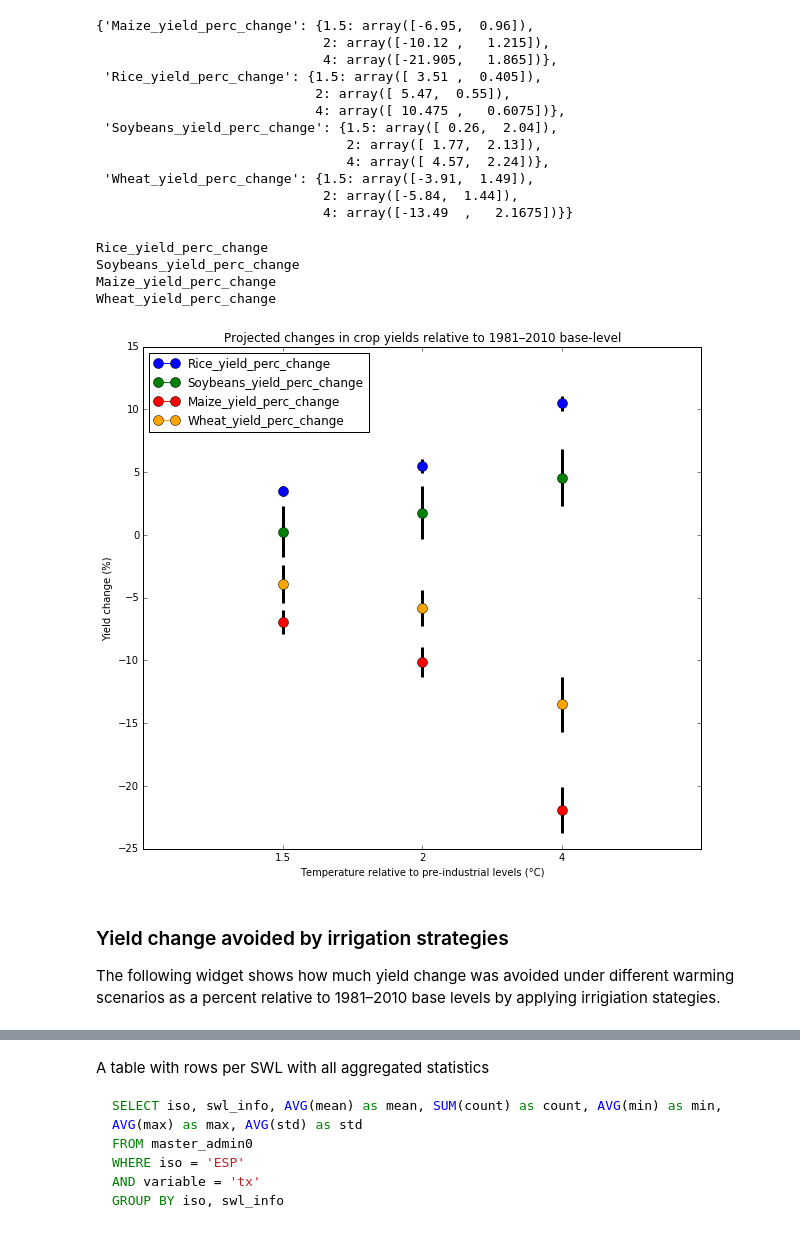
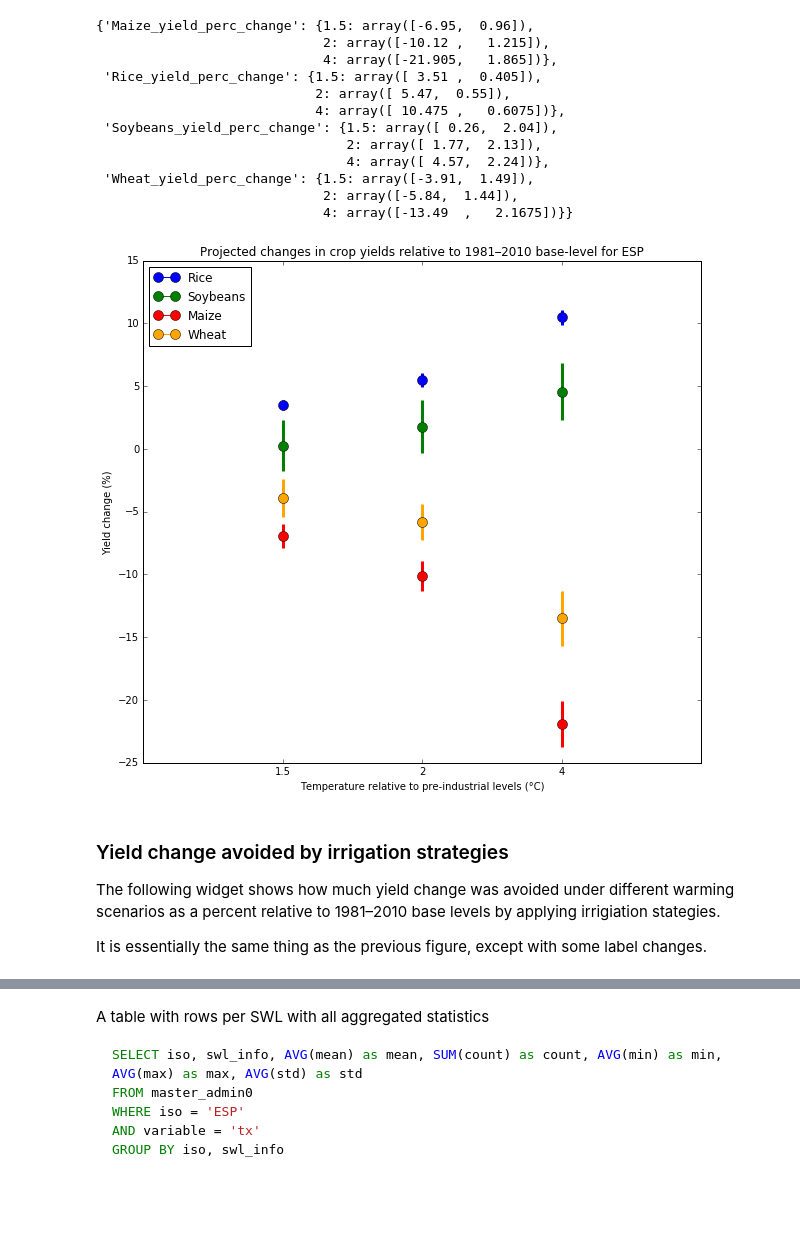
Before and after one commit to Vizzuality/helix-scope-data, a Jupyter notebook: work/backend_examples.ipynb, the cells around one changed output, grey strips where cells are left out. Cells and saved outputs as stored; diff of their text form; code cells hidden in the pictures; blank space fills up the shorter version.

```diff
--- a/work/backend_examples.ipynb
+++ b/work/backend_examples.ipynb
@@ -739,42 +741,44 @@ pprint.pprint(crop_d)
 # %%
 plot_colors = {'Maize_yield_perc_change': 'red',
                'Rice_yield_perc_change':  'blue',
                'Soybeans_yield_perc_change': 'green',
                'Wheat_yield_perc_change': 'orange'}
 
+legend_labels = {'Maize_yield_perc_change': 'Maize',
+               'Rice_yield_perc_change':  'Rice',
+               'Soybeans_yield_perc_change': 'Soybeans',
+               'Wheat_yield_perc_change': 'Wheat'}
+
 plt.figure(figsize=(10,9))
 for key in crop_d:
-    print(key)
     position = 0
     for swl_key in [1.5, 2, 4]:
         position += 1
-        #print(key, swl_key, crop_d[key][swl_key])
         if swl_key == 1.5:
-            legend_label = key
+            legend_label = legend_labels[key]
         else:
             legend_label = None
-        plt.plot(position, crop_d[key][swl_key][0], marker='o', ms=10, color=plot_colors[key], label=legend_label)
+        plt.plot(position, crop_d[key][swl_key][0], marker='o', ms=10, color=plot_colors[key],
+                 label=legend_label)
         plt.vlines(position,
                    crop_d[key][swl_key][0] - crop_d[key][swl_key][1],
                    crop_d[key][swl_key][0] + crop_d[key][swl_key][1],
-                   lw=3
+                   lw=3, colors=plot_colors[key]
                   )
 
 
 plt.xlim([0,4])
 plt.xticks(range(4),['','1.5','2','4'])
 plt.legend(loc=2, scatterpoints = 1)
-plt.title('Projected changes in crop yields relative to 1981–2010 base-level')
+plt.title('Projected changes in crop yields relative to 1981–2010 base-level for ' + iso)
 plt.ylabel(fig_labels_json[key])
 plt.xlabel(fig_labels_json['swl'])
 plt.show()
 # %% [output]
-Rice_yield_perc_change
-Soybeans_yield_perc_change
-Maize_yield_perc_change
-Wheat_yield_perc_change
-[figure, old version]
+[figure, new version]
 # %% [markdown]
 ### Yield change avoided by irrigation strategies
 
 The following widget shows how much yield change was avoided under different warming scenarios as a percent relative to 1981–2010 base levels by applying irrigiation stategies.
+
+It is essentially the same thing as the previous figure, except with some label changes.
```
Also changed, not shown: parts of 9 cells of this notebook.
